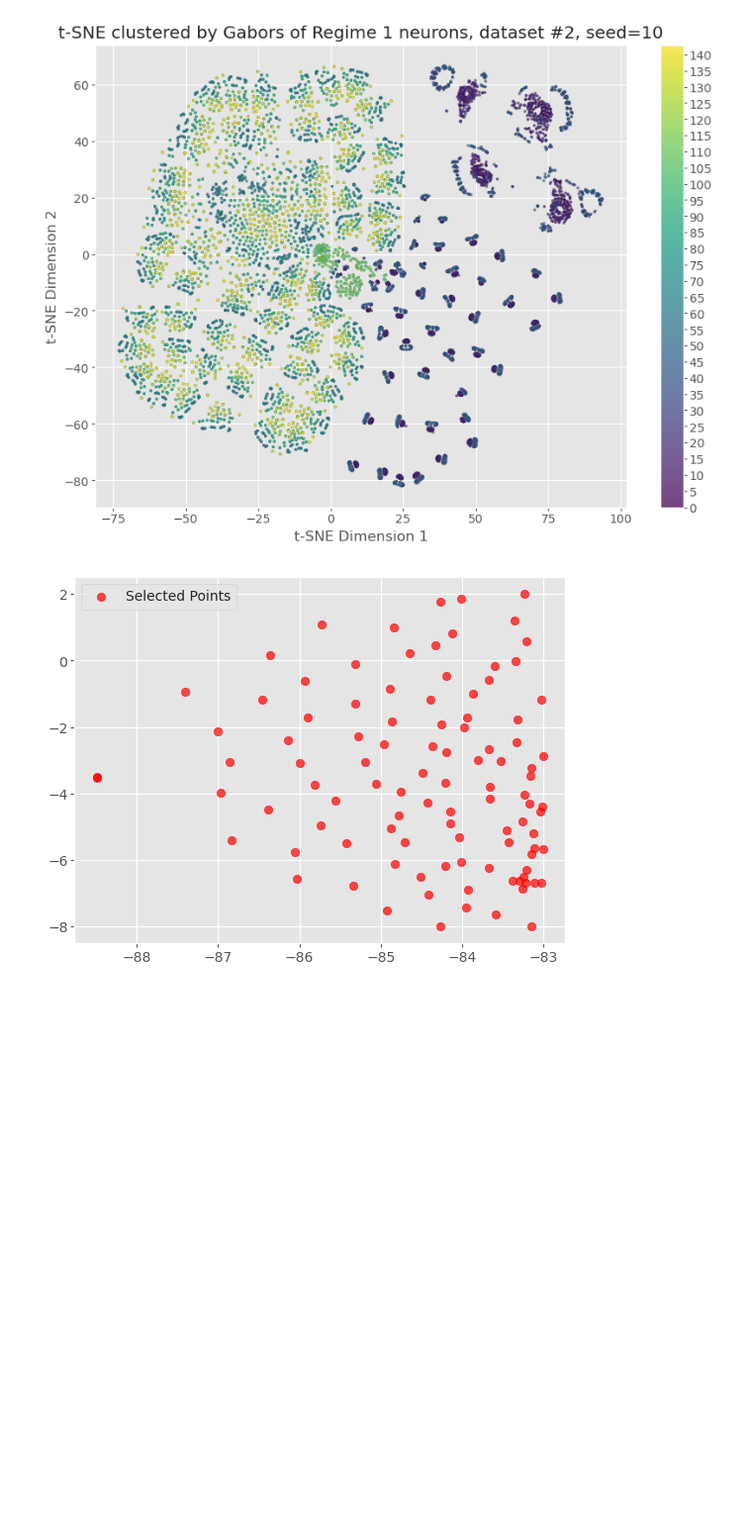
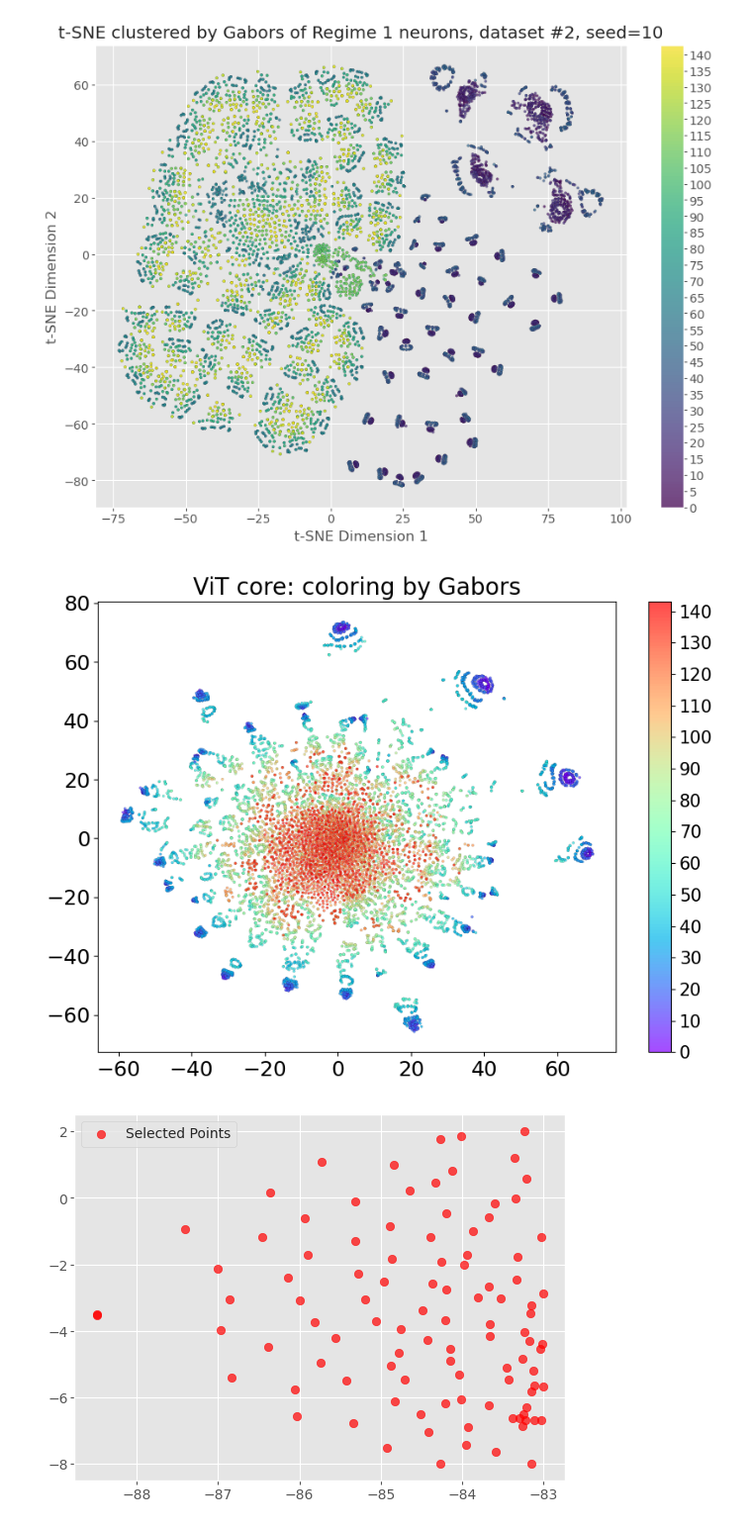
Before and after one commit to azharakhmetova/neuro-transformer, a Jupyter notebook: misc/readout_features_visualisation.ipynb, the cells around one changed output. Shown at 99% size. Drawn from its saved outputs; the diff is of its cells as text; code cells hidden in the pictures; blank space fills up the shorter version.

```diff
--- a/misc/readout_features_visualisation.ipynb
+++ b/misc/readout_features_visualisation.ipynb
@@ -473,6 +474,45 @@ plt.ylabel("t-SNE Dimension 2")
 plt.show()
 # %% [output]
 [figure]
+# %%
+# clustering by gabors
+plt.style.use('default')  # Resets the plot style to the default (white background)
+
+gabors = np.repeat(np.arange(144), 66)
+
+colors = plt.get_cmap("rainbow", 144)
+
+plt.figure(figsize=(10, 7))
+scatter = plt.scatter(
+    tsne_result[:, 0],
+    tsne_result[:, 1],
+    c=gabors,
+    alpha=0.7,
+    s=5,
+    cmap=colors,
+    edgecolors='k',
+    linewidth=0.1
+)
+
+# Customize colorbar with specific ticks and labels
+cbar = plt.colorbar(scatter)
+cbar.set_ticks(np.arange(0, 143, 10))
+# cbar.set_ticklabels([f'Orientation {np.pi*(i%12)/12:.2f}' for i in np.linspace(0, 143, 12)])  # Label ticks accordingly
+cbar.set_ticklabels([f'{i}' for i in np.arange(0, 143, 10)], fontsize=15)
+
+# plt.title(f"t-SNE for Regime 3A neurons, $\sigma=200$, seed={args.seed}")
+# plt.title(f"t-SNE for Regime 1 neurons, seed={args.seed}")
+# plt.title(f"t-SNE clustered by gabors of Regime 1 neurons, dataset #1, seed = 10")
+# plt.title(f"t-SNE on neuron features colored by treir Gabors for ViT core")
+plt.tick_params(axis='both', which='major', labelsize=18)
+# plt.title(f"t-SNE for Regime 3A neurons, $\sigma=200$, seed={args.seed}")
+# plt.title(f"t-SNE clustered by receptive fields of Regime 1 neurons, dataset #2, seed={args.seed}")
+plt.title(f"ViT core: coloring by Gabors", fontsize=20)
+# plt.xlabel("t-SNE Dimension 1")
+# plt.ylabel("t-SNE Dimension 2")
+plt.show()
+# %% [output]
+[figure, added]
 # %%
 xmin, xmax = -90, -83
 ymin, ymax = -13, 8
```
Also changed, not shown: parts of 7 cells of this notebook, 5 other files.
